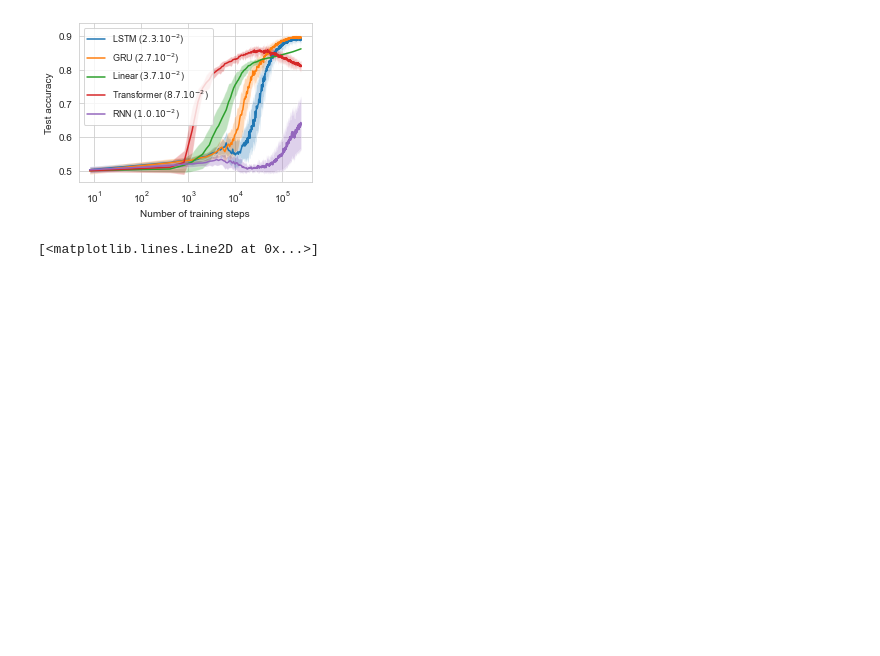
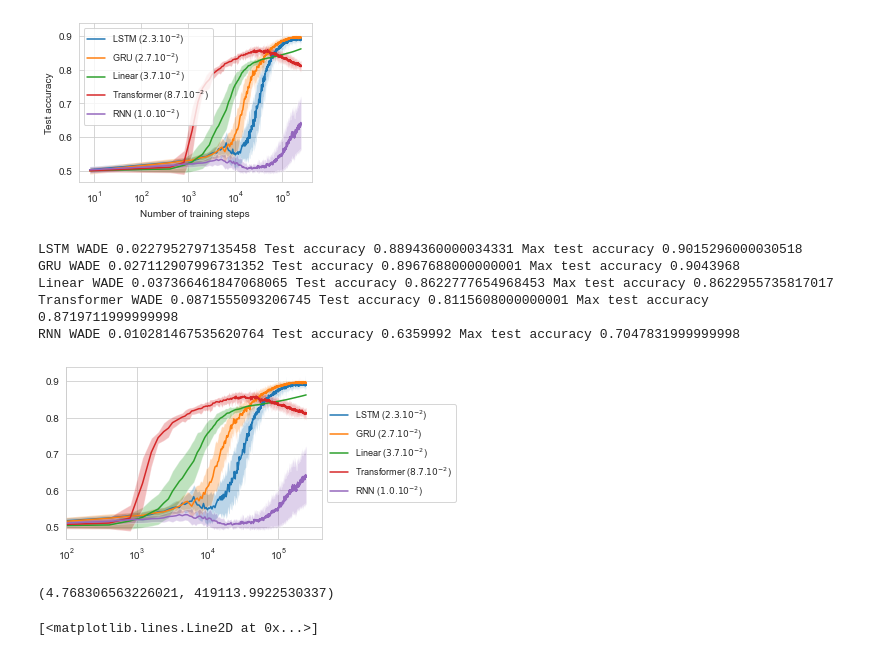
Before and after one commit to hugcis/benchmark_learning_efficiency, a Jupyter notebook: notebooks/gpu_exps.ipynb, the cells around one changed output. Drawn from its saved outputs; the diff is of its cells as text; code cells hidden in the pictures; blank space fills up the shorter version.

Commit message:
Update result notebooks

```diff
--- a/notebooks/gpu_exps.ipynb
+++ b/notebooks/gpu_exps.ipynb
@@ -163,7 +164,15 @@ data = {}
 opts = {}
 for f in gpu.glob("*.pkl"):
     model = f.stem.split("_")[-1]
-    if model not in ["rnn", "lstm", "gru", "dpout", "Linear-wd", "Linear", "Linear-init"]:
+    if model not in [
+        "rnn",
+        "lstm",
+        "gru",
+        "dpout",
+        "Linear-wd",
+        "Linear",
+        "Linear-init",
+    ]:
         if model not in data:
             data_all[model] = []
             data[model] = []
@@ -247,6 +256,63 @@ Linear WADE 0.037366461847068065 Test accuracy 0.8622777654968453 Max test accur
 Transformer WADE 0.0871555093206745 Test accuracy 0.8115608000000001 Max test accuracy 0.8719711999999998
 RNN WADE 0.010281467535620764 Test accuracy 0.6359992 Max test accuracy 0.7047831999999998
 [figure]
+# %%
+table = [
+    "\\toprule",
+    r"& \bfseries WADE $\times 10^{-2}$ (std.) & \bfseries Max test accuracy (std.) \\",
+    "\\midrule",
+]
+fig, ax = plt.subplots(figsize=(6, 3))
+for key, items in data.items():
+    if key == "Linear-init2":
+        key = "Linear"
+    max_len = max(i.shape[0] for i in items)
+    same_len = np.array([i for i in items if i.shape[0] == max_len])
+
+    index = same_len[0, :, 0]
+    results = same_len[:, :, 1]
+    mean = results.mean(0)
+    std = results.std(0)
+    tto = get_ttos_from_data(results, do_sum=True, output_size=2)
+    print(
+        key,
+        "WADE",
+        tto.mean(),
+        "Test accuracy",
+        results[:, -1].mean(),
+        "Max test accuracy",
+        results.max(1).mean(),
+    )
+    table.append(
+        f"{key} & {100 * tto.mean():.3f} ${{\scriptstyle \\pm{100 * tto.std():.3f}}}$ & {results.max(1).mean():.3f} ${{\scriptstyle \\pm{results.max(1).std():.3f} }}$ \\\\"
+    )
+    c = ax.fill_between(index, mean - std, mean + std, alpha=0.3)
+
+    ax.plot(
+        index,
+        mean,
+        color=c.get_facecolor()[0, :3],
+        label=f"{key} (${100 * tto.mean():.1f}.10^{{-2}}$)",
+    )
+table.append("\\bottomrule")
+plt.semilogx()
+ax.legend(loc='center left', bbox_to_anchor=(1, 0.5), prop={"size": 9},)
+#ax.set_xlabel("Number of training steps")
+#ax.set_ylabel("Test accuracy")
+fig.tight_layout()
+ax.set_xlim(100, ax.get_xlim()[1])
+fig.savefig("/Users/hugo/Work/papers/collas2022/figures/poster_supervised.pdf")
+# %% [output]
+LSTM WADE 0.0227952797135458 Test accuracy 0.8894360000034331 Max test accuracy 0.9015296000030518
+GRU WADE 0.027112907996731352 Test accuracy 0.8967688000000001 Max test accuracy 0.9043968
+Linear WADE 0.037366461847068065 Test accuracy 0.8622777654968453 Max test accuracy 0.8622955735817017
+Transformer WADE 0.0871555093206745 Test accuracy 0.8115608000000001 Max test accuracy 0.8719711999999998
+RNN WADE 0.010281467535620764 Test accuracy 0.6359992 Max test accuracy 0.7047831999999998
+[figure, added]
+# %%
+ax.get_xlim()
+# %% [output]
+(4.768306563226021, 419113.9922530337)
 # %%
 plt.plot(*data["Linear-init2"][0].T)
 # %% [output]
```
Also changed, not shown: parts of 2 cells of this notebook, 1 other file.
